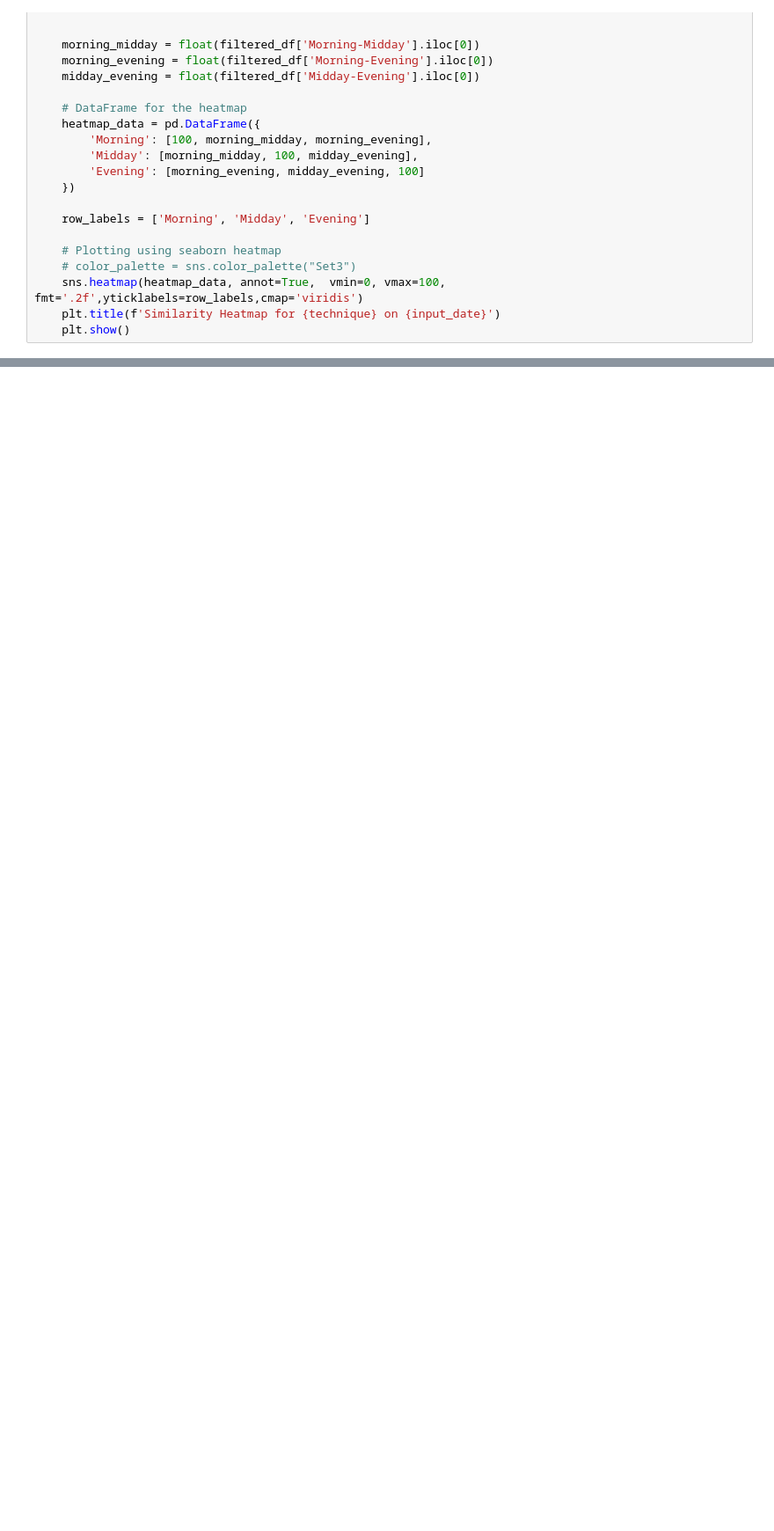
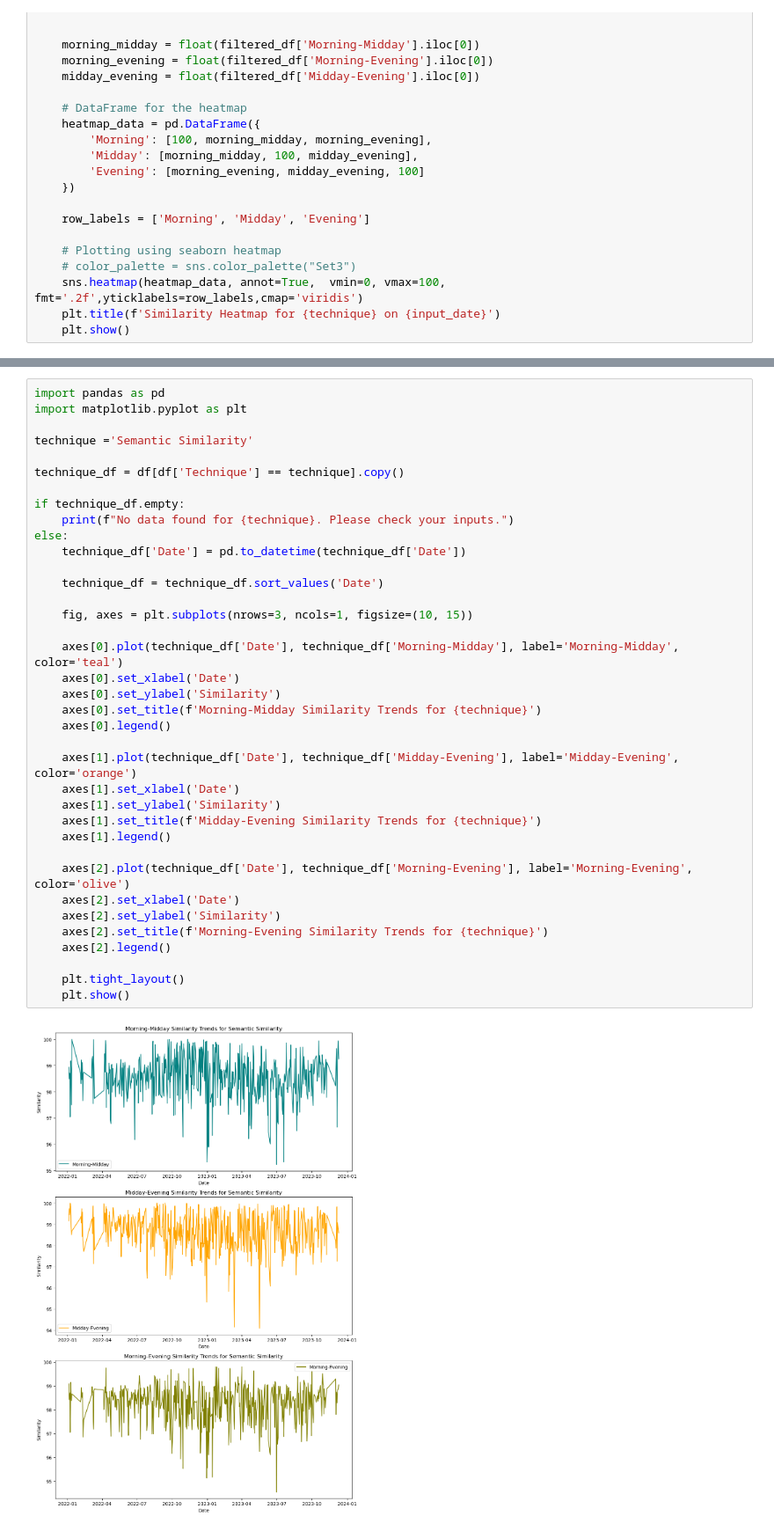
Before and after one commit to udayb3/Analysis-of-Daily-News-Bulletin, a Jupyter notebook: Graph/graph.ipynb, the cells around one changed output, grey strips where cells are left out. Shown: that part at 88% size. Drawn from its saved outputs; the diff is of its cells as text; blank space fills up the shorter version.

```diff
--- a/Graph/graph.ipynb
+++ b/Graph/graph.ipynb
@@ -75,0 +134,39 @@ Exiting the program.
+# %%
+import pandas as pd
+import matplotlib.pyplot as plt
+
+technique ='Semantic Similarity'
+
+technique_df = df[df['Technique'] == technique].copy()
+
+if technique_df.empty:
+    print(f"No data found for {technique}. Please check your inputs.")
+else:
+    technique_df['Date'] = pd.to_datetime(technique_df['Date'])
+
+    technique_df = technique_df.sort_values('Date')
+
+    fig, axes = plt.subplots(nrows=3, ncols=1, figsize=(10, 15))
+
+    axes[0].plot(technique_df['Date'], technique_df['Morning-Midday'], label='Morning-Midday', color='teal')
+    axes[0].set_xlabel('Date')
+    axes[0].set_ylabel('Similarity')
+    axes[0].set_title(f'Morning-Midday Similarity Trends for {technique}')
+    axes[0].legend()
+
+    axes[1].plot(technique_df['Date'], technique_df['Midday-Evening'], label='Midday-Evening', color='orange')
+    axes[1].set_xlabel('Date')
+    axes[1].set_ylabel('Similarity')
+    axes[1].set_title(f'Midday-Evening Similarity Trends for {technique}')
+    axes[1].legend()
+
+    axes[2].plot(technique_df['Date'], technique_df['Morning-Evening'], label='Morning-Evening', color='olive')
+    axes[2].set_xlabel('Date')
+    axes[2].set_ylabel('Similarity')
+    axes[2].set_title(f'Morning-Evening Similarity Trends for {technique}')
+    axes[2].legend()
+
+    plt.tight_layout()
+    plt.show()
+# %% [output]
+[figure, added]
```
Also changed, not shown: parts of 5 cells of this notebook.
